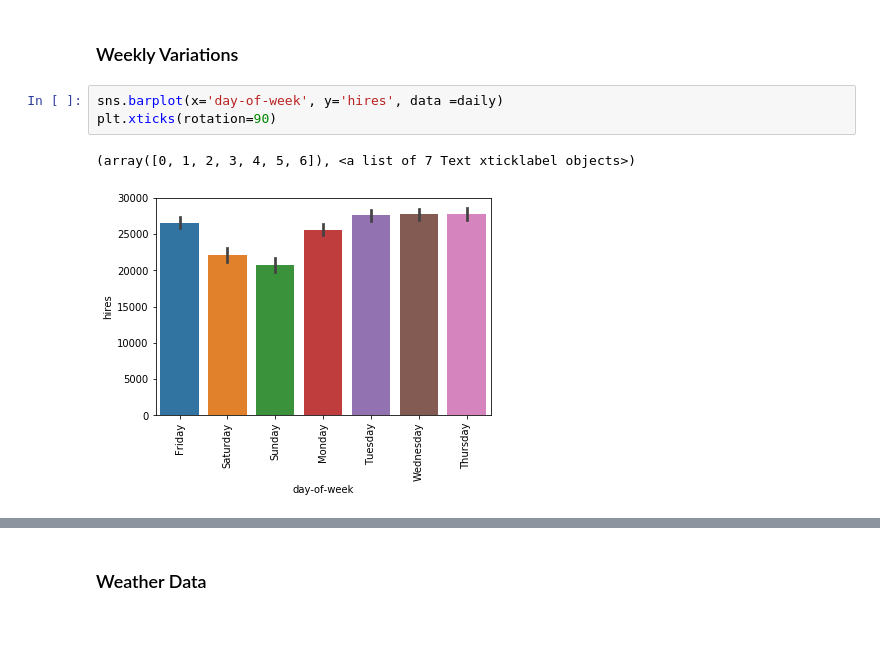
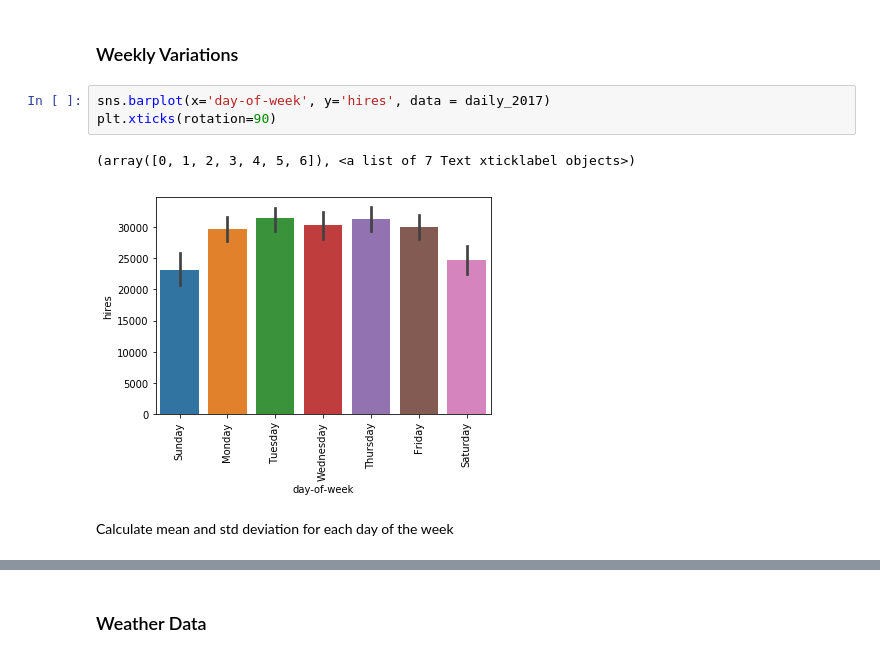
Before and after one commit to tommirrington/Simulated-Data, a Jupyter notebook: Simulated_Data.ipynb, the cells around one changed output, grey strips where cells are left out. Drawn from its saved outputs; the diff is of its cells as text; blank space fills up the shorter version.

Commit message:
analysis and data set built

```diff
--- a/Simulated_Data.ipynb
+++ b/Simulated_Data.ipynb
@@ -130,8 +161,10 @@ plt.xticks(rotation=45)
 # %% [markdown]
 ### Weekly Variations
 # %%
-sns.barplot(x='day-of-week', y='hires', data =daily)
+sns.barplot(x='day-of-week', y='hires', data = daily_2017)
 plt.xticks(rotation=90)
 # %% [output]
 (array([0, 1, 2, 3, 4, 5, 6]), <a list of 7 Text xticklabel objects>)
-[figure, old version]
+[figure, new version]
+# %% [markdown]
+Calculate mean and std deviation for each day of the week
```
Also changed, not shown: parts of 27 cells of this notebook.
